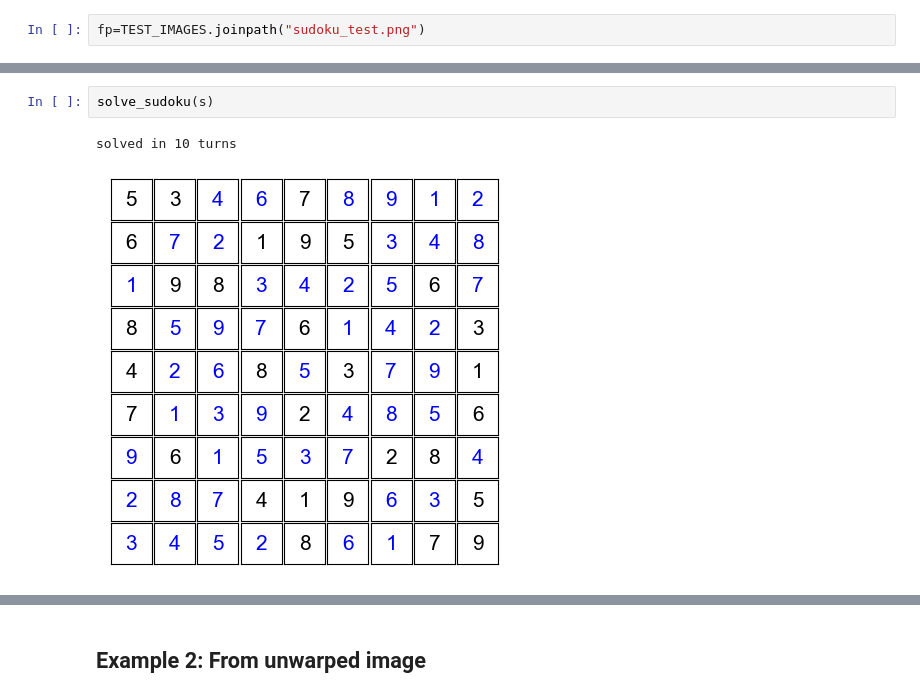
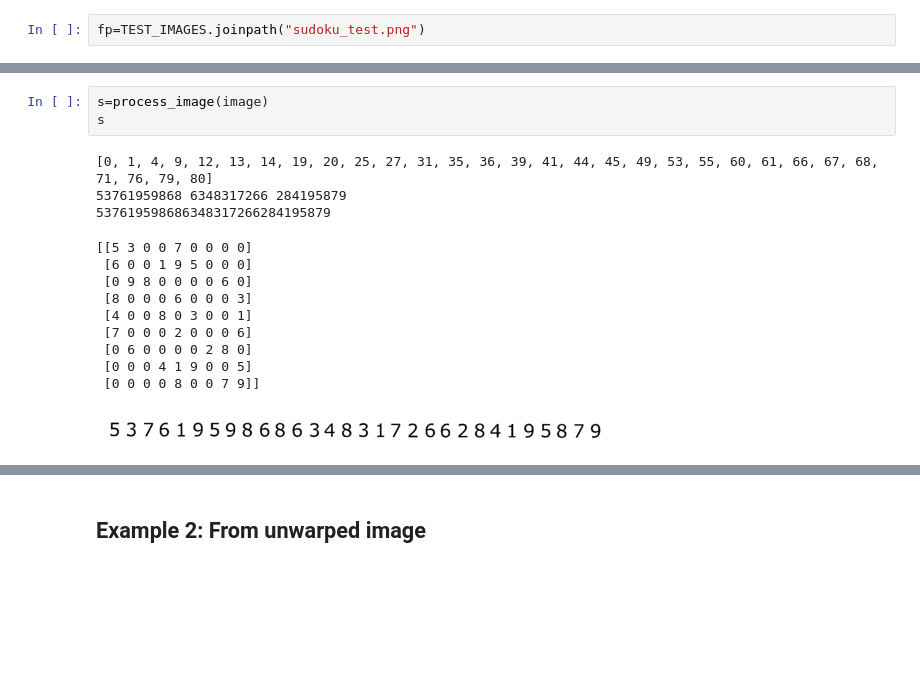
Before and after one commit to NikhilTilak/sudoku-solver, a Jupyter notebook: notebooks/example.ipynb, the cells around one changed output, grey strips where cells are left out. Saved outputs shown, nothing was run; the diff lists cells and outputs as text; blank space fills up the shorter version.

```diff
--- a/notebooks/example.ipynb
+++ b/notebooks/example.ipynb
@@ -101,5 +95,17 @@ s
-# %%
-solve_sudoku(s)
-# %% [output]
-solved in 10 turns
-[figure, removed]
+# %%
+s=process_image(image)
+s
+# %% [output]
+[0, 1, 4, 9, 12, 13, 14, 19, 20, 25, 27, 31, 35, 36, 39, 41, 44, 45, 49, 53, 55, 60, 61, 66, 67, 68, 71, 76, 79, 80]
+53761959868 6348317266 284195879
+537619598686348317266284195879
+[[5 3 0 0 7 0 0 0 0]
+ [6 0 0 1 9 5 0 0 0]
+ [0 9 8 0 0 0 0 6 0]
+ [8 0 0 0 6 0 0 0 3]
+ [4 0 0 8 0 3 0 0 1]
+ [7 0 0 0 2 0 0 0 6]
+ [0 6 0 0 0 0 2 8 0]
+ [0 0 0 4 1 9 0 0 5]
+ [0 0 0 0 8 0 0 7 9]]
+[figure, added]
```
Also changed, not shown: parts of 19 cells of this notebook, 8 other files.
